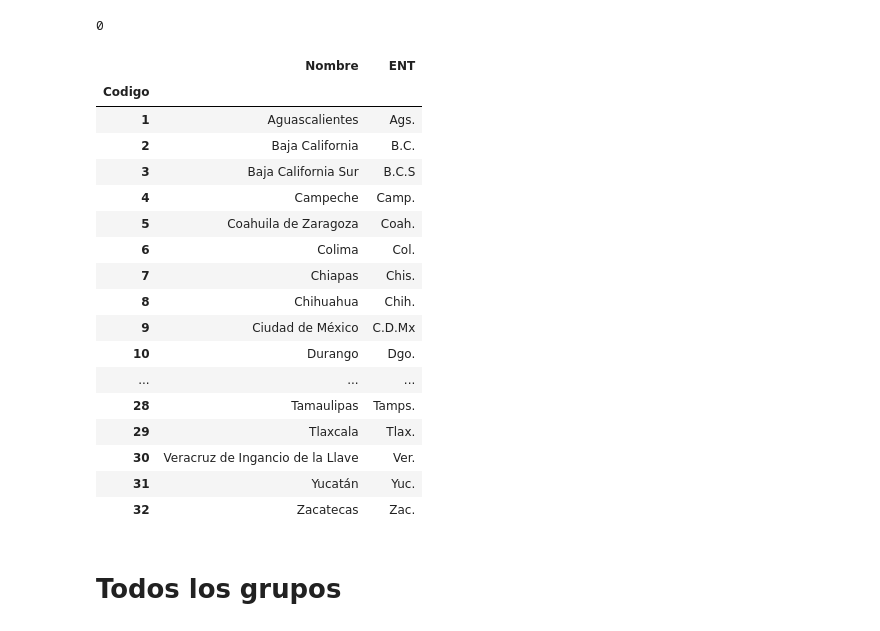
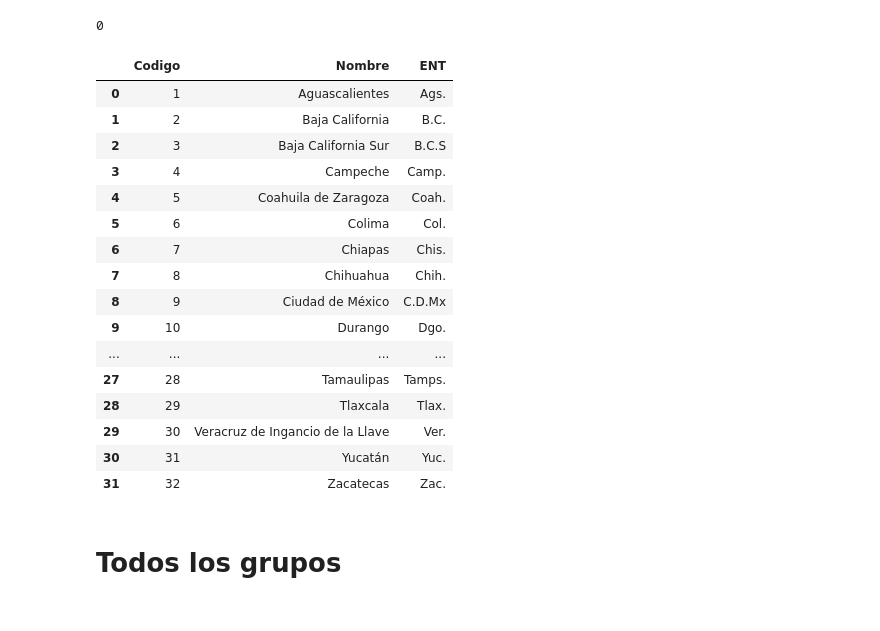
Before and after one commit to tipicanerd/DivisionDigitalMX, a Jupyter notebook: AnalisisGrupos.ipynb, the cells around one changed output. Cells and saved outputs as stored; diff of their text form; code cells hidden in the pictures.

Commit message:
Correción de error con los estados

```diff
--- a/AnalisisGrupos.ipynb
+++ b/AnalisisGrupos.ipynb
@@ -21,27 +21,26 @@ endutih_res = pd.read_csv(endutih_path+"residente_agrupados.csv")
 endutih_usr = pd.read_csv(endutih_path+"usuario_agrupados.csv", low_memory=False)
 endutih_usr2 = pd.read_csv(endutih_path+"usuario2_agrupados.csv", low_memory=False)
 # %%
-estados = pd.read_csv(base_path+"CodigoEdos.csv", index_col=0)
+estados = pd.read_csv(base_path+"CodigoEdos.csv")
 estados
 # %% [output]
-|  | Nombre | ENT |
-| Codigo |  |  |
-| 1 | Aguascalientes | Ags. |
-| 2 | Baja California | B.C. |
-| 3 | Baja California Sur | B.C.S |
-| 4 | Campeche | Camp. |
-| 5 | Coahuila de Zaragoza | Coah. |
-| 6 | Colima | Col. |
-| 7 | Chiapas | Chis. |
-| 8 | Chihuahua | Chih. |
-| 9 | Ciudad de México | C.D.Mx |
-| 10 | Durango | Dgo. |
-| ... | ... | ... |
-| 28 | Tamaulipas | Tamps. |
-| 29 | Tlaxcala | Tlax. |
-| 30 | Veracruz de Ingancio de la Llave | Ver. |
-| 31 | Yucatán | Yuc. |
-| 32 | Zacatecas | Zac. |
+|  | Codigo | Nombre | ENT |
+| 0 | 1 | Aguascalientes | Ags. |
+| 1 | 2 | Baja California | B.C. |
+| 2 | 3 | Baja California Sur | B.C.S |
+| 3 | 4 | Campeche | Camp. |
+| 4 | 5 | Coahuila de Zaragoza | Coah. |
+| 5 | 6 | Colima | Col. |
+| 6 | 7 | Chiapas | Chis. |
+| 7 | 8 | Chihuahua | Chih. |
+| 8 | 9 | Ciudad de México | C.D.Mx |
+| 9 | 10 | Durango | Dgo. |
+| ... | ... | ... | ... |
+| 27 | 28 | Tamaulipas | Tamps. |
+| 28 | 29 | Tlaxcala | Tlax. |
+| 29 | 30 | Veracruz de Ingancio de la Llave | Ver. |
+| 30 | 31 | Yucatán | Yuc. |
+| 31 | 32 | Zacatecas | Zac. |
 # %% [markdown]
 # Todos los grupos
 # %% [markdown]
```
Also changed, not shown: parts of 6 cells of this notebook.
